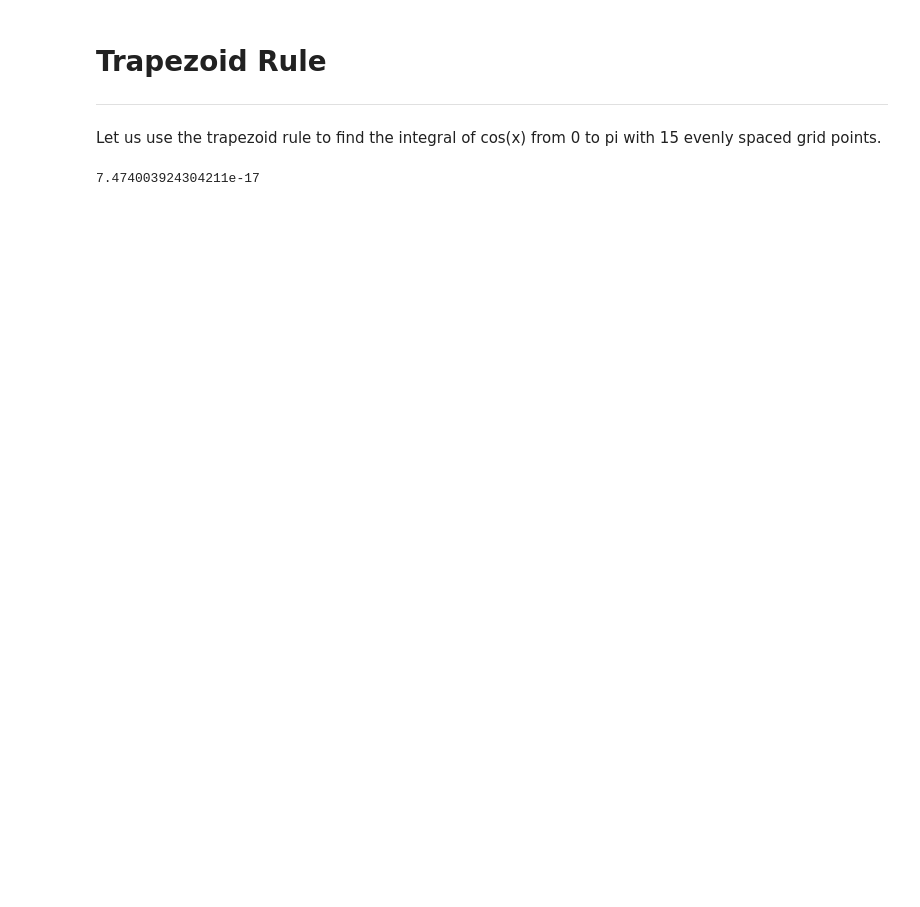
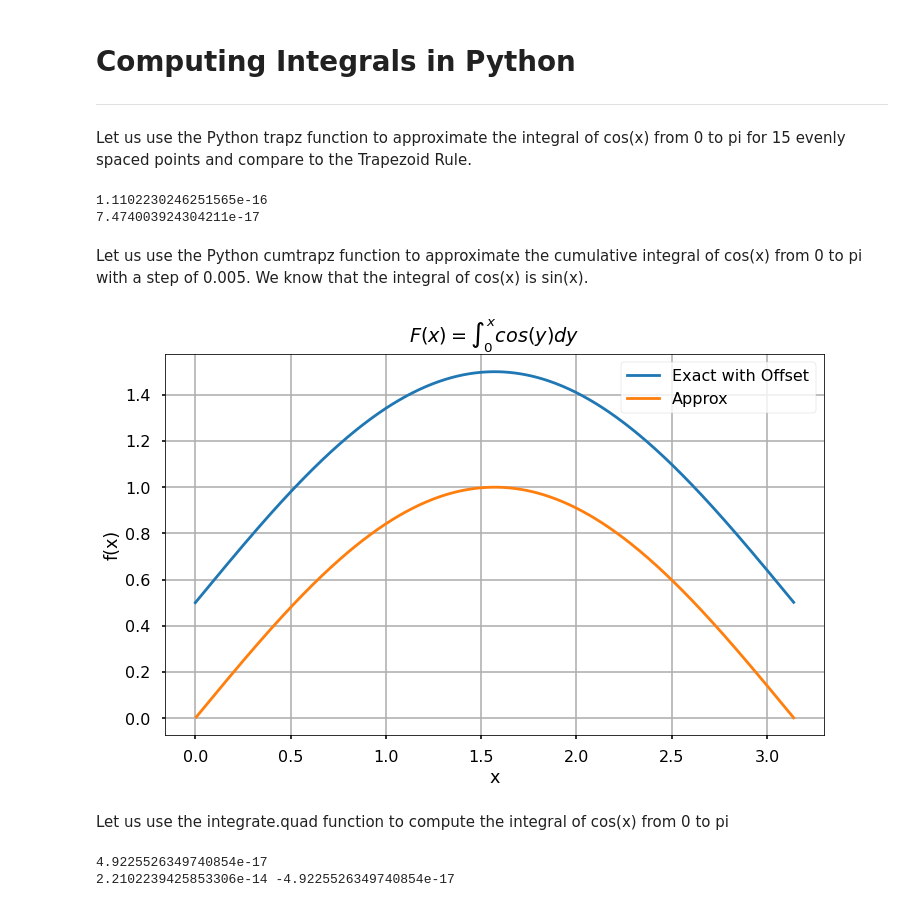
Before and after one commit to hhemesat/MAT-421, a Jupyter notebook: ModuleG.ipynb, the cells around one changed output. Drawn from its saved outputs; the diff is of its cells as text; code cells hidden in the pictures; blank space fills up the shorter version.

```diff
--- a/ModuleG.ipynb
+++ b/ModuleG.ipynb
@@ -32,11 +22,13 @@ The results show that the left and right riemann sum give the same result with o
-# %% [markdown]
-# Trapezoid Rule
-
----
+# %% [markdown]
+# Computing Integrals in Python
+
+---
 # %% [markdown]
-Let us use the trapezoid rule to find the integral of cos(x) from 0 to pi with 15 evenly spaced grid points.
+Let us use the Python trapz function to approximate the integral of cos(x) from 0 to pi for 15 evenly spaced points and compare to the Trapezoid Rule.
 # %%
 import numpy as np
+from scipy.integrate import trapz
+
 a = 0
 b = np.pi
 n = 15
@@ -44,8 +36,49 @@ h = (b - a) / (n - 1)
 x = np.linspace(a, b, n)
 f = np.cos(x)
 
-I_trap = (h/2)*(f[0] + \
-          2 * sum(f[1:n-1]) + f[n-1])
-print(I_trap)
+I_trapz = trapz(f,x)
+I_trap = (h/2)*(f[0] + 2 * sum(f[1:n-1]) + f[n-1])
+
+print(I_trapz) #Python trapz
+print(I_trap) #trapezoid rule
 # %% [output]
+1.1102230246251565e-16
 7.474003924304211e-17
+# %% [markdown]
+Let us use the Python cumtrapz function to approximate the cumulative integral of cos(x) from 0 to pi with a step of 0.005. We know that the integral of cos(x) is sin(x).
+# %%
+from scipy.integrate import cumtrapz
+import matplotlib.pyplot as plt
+
+%matplotlib inline
+plt.style.use('seaborn-poster')
+
+x = np.arange(0, np.pi, 0.005)
+F_exact = np.sin(x) + 0.5
+F_approx = cumtrapz(np.cos(x), x)
+
+plt.figure(figsize = (10,6))
+plt.plot(x, F_exact)
+plt.plot(x[1::], F_approx)
+plt.grid()
+plt.tight_layout()
+plt.title('$F(x) = \int_0^{x} cos(y) dy$')
+plt.xlabel('x')
+plt.ylabel('f(x)')
+plt.legend(['Exact with Offset', 'Approx'])
+plt.show()
+# %% [output]
+[figure, added]
+# %% [markdown]
+Let us use the integrate.quad function to compute the integral of cos(x) from 0 to pi
+# %%
+from scipy.integrate import quad
+
+I_quad, est_err_quad = \
+          quad(np.cos, 0, np.pi)
+print(I_quad)
+err_quad = 0 - I_quad
+print(est_err_quad, err_quad)
+# %% [output]
+4.9225526349740854e-17
+2.2102239425853306e-14 -4.9225526349740854e-17
```
Also changed, not shown: parts of 5 cells of this notebook.
